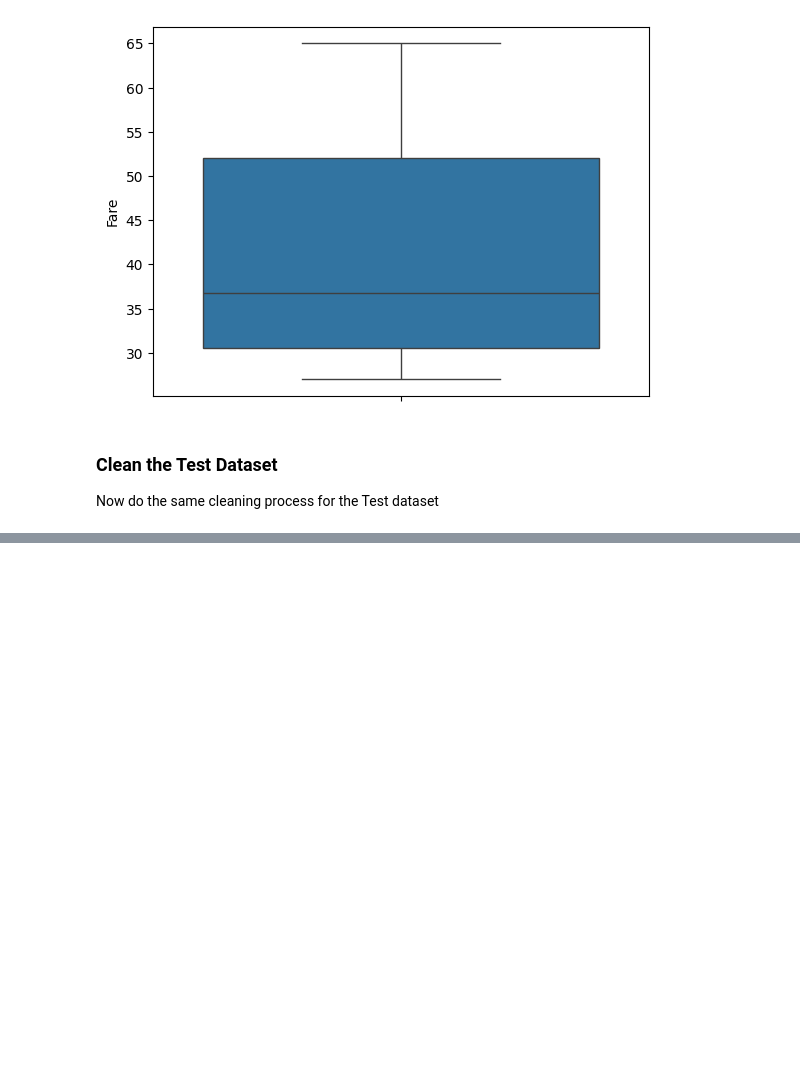
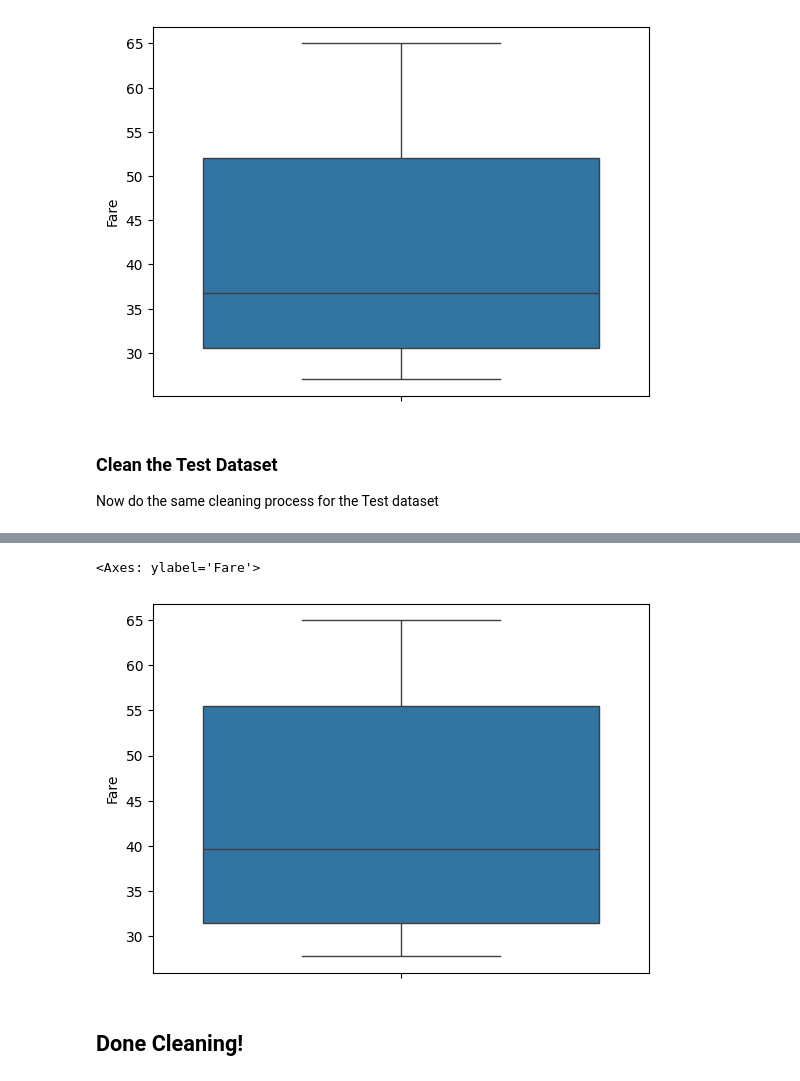
Before and after one commit to MazenIbrahim1/Titanic_Data_Model, a Jupyter notebook: Titanic_Data_Model.ipynb, the cells around one changed output, grey strips where cells are left out. Saved outputs shown, nothing was run; the diff lists cells and outputs as text; code cells hidden in the pictures; blank space fills up the shorter version.

Commit message:
Finished cleaning all

```diff
--- a/Titanic_Data_Model.ipynb
+++ b/Titanic_Data_Model.ipynb
@@ -178,0 +306,12 @@ data_test.head()
+# %%
+# Removing outlier using the IQR method
+lowerQuartile2 = data_test['Fare'].quantile(0.25)
+upperQuartle2 = data_test['Fare'].quantile(0.75)
+IQR2 = upperQuartle2 - lowerQuartile2
+data_test = data_test[ (data_test['Fare'] > abs((lowerQuartile2 - (1.5*IQR2)))) & (data_test['Fare'] < (upperQuartle2 + (1.5*IQR2))) ]
+sns.boxplot(data_test['Fare'])
+# %% [output]
+<Axes: ylabel='Fare'>
+[figure, added]
+# %% [markdown]
+## Done Cleaning!
```
Also changed, not shown: parts of 9 cells of this notebook.
